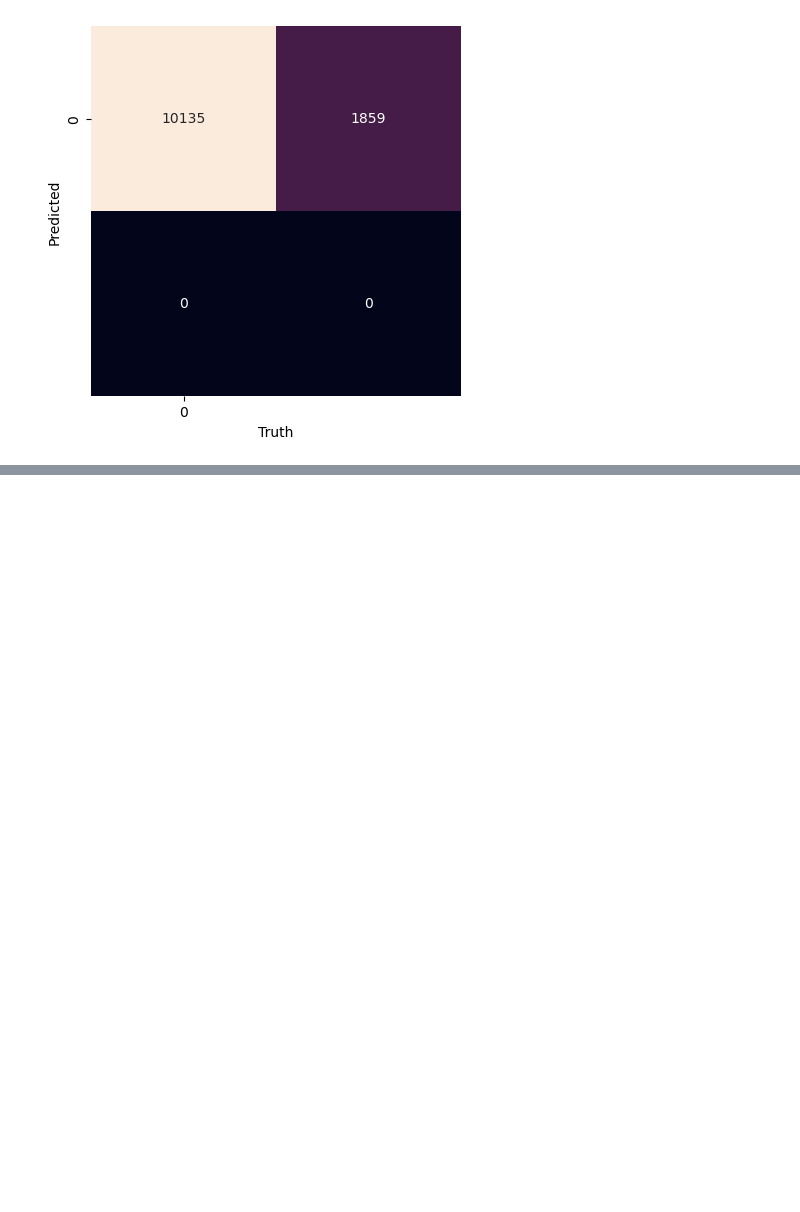
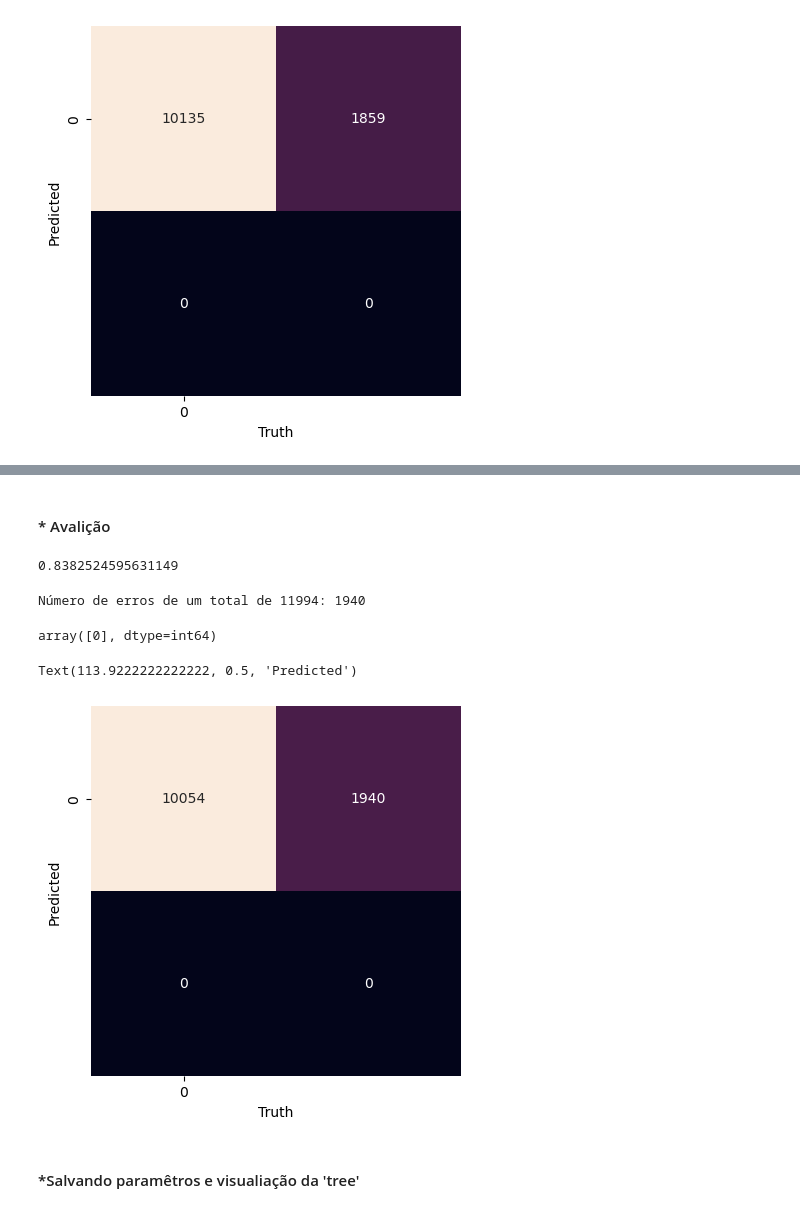
Before and after one commit to jefersonmglh/analise-credito, a Jupyter notebook: analise_de_credito.ipynb, the cells around one changed output, grey strips where cells are left out. Cells and saved outputs as stored; diff of their text form; code cells hidden in the pictures; blank space fills up the shorter version.

Commit message:
add ML metrics/decision_tree

```diff
--- a/analise_de_credito.ipynb
+++ b/analise_de_credito.ipynb
@@ -451,0 +470,2 @@ Text(113.9222222222222, 0.5, 'Predicted')
+# %%
+X_train, X_test, y_train, y_test = train_test_split(df_features, df_label, test_size=0.2,random_state=3)
@@ -451,0 +476,4 @@ Text(113.9222222222222, 0.5, 'Predicted')
+# %%
+tree = DecisionTreeClassifier(max_leaf_nodes= 5, random_state=1)
+# %%
+tree.fit(X_train, y_train)
@@ -451,0 +484,2 @@ Text(113.9222222222222, 0.5, 'Predicted')
+# %%
+y_pred = tree.predict(X_test)
@@ -451,0 +501,2 @@ Text(113.9222222222222, 0.5, 'Predicted')
+# %% [markdown]
+#### * Avalição
@@ -451,0 +505,29 @@ Text(113.9222222222222, 0.5, 'Predicted')
+# %%
+Accuracy_tree = metrics.accuracy_score(y_test, y_pred)
+Accuracy_tree
+# %% [output]
+0.8382524595631149
+# %%
+print("Número de erros de um total de %d: %d"
+...       % (X_test.shape[0], (y_test != y_pred).sum()))
+# %% [output]
+Número de erros de um total de 11994: 1940
+# %%
+names = np.unique(y_pred)
+names
+# %% [output]
+array([0], dtype=int64)
+# %%
+mat = metrics.confusion_matrix(y_pred, y_test)
+
+names = np.unique(y_pred)
+
+sns.heatmap(mat, square=True, annot=True, fmt='d', cbar=False,
+            xticklabels=names, yticklabels=names)
+plt.xlabel('Truth')
+plt.ylabel('Predicted')
+# %% [output]
+Text(113.9222222222222, 0.5, 'Predicted')
+[figure, added]
+# %% [markdown]
+#### *Salvando paramêtros e visualiação da 'tree'
```
Also changed, not shown: parts of 29 cells of this notebook, 1 other file.
